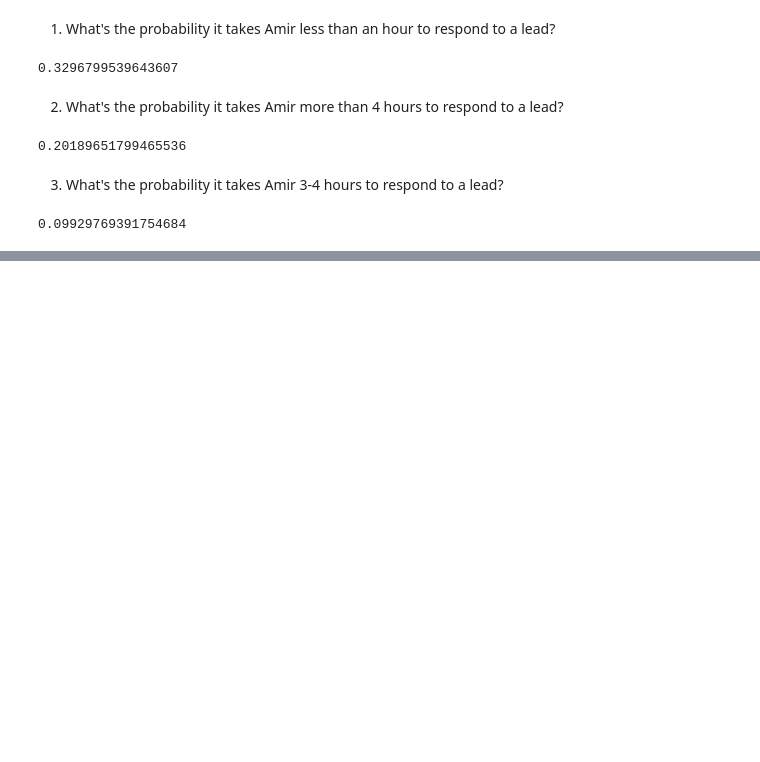
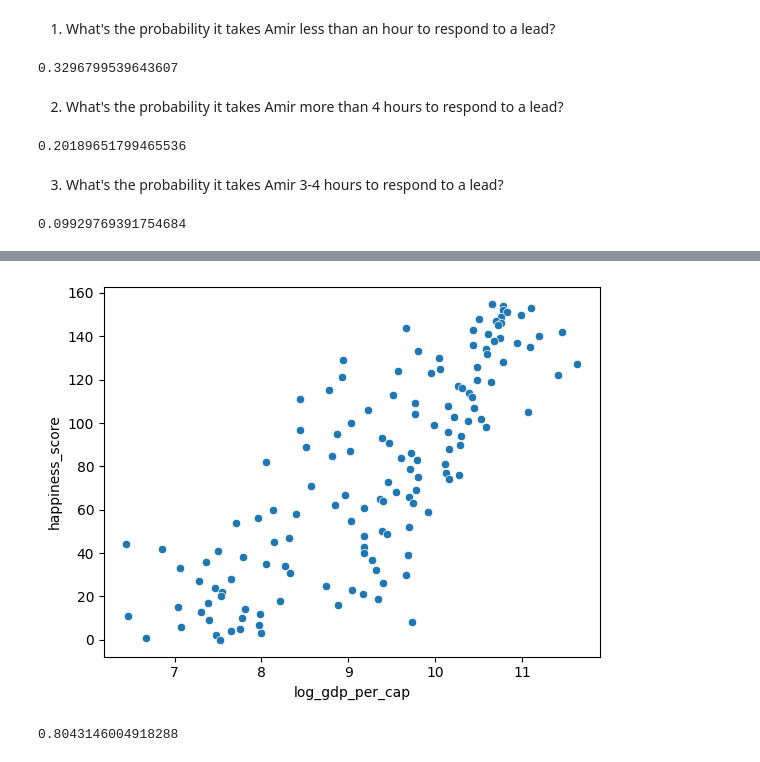
Before and after one commit to rashmishreev/the-data-repository, a Jupyter notebook: statistics-python/intro-statistics/probability.ipynb, the cells around one changed output, grey strips where cells are left out. Saved outputs shown, nothing was run; the diff lists cells and outputs as text; code cells hidden in the pictures; blank space fills up the shorter version.

```diff
--- a/statistics-python/intro-statistics/probability.ipynb
+++ b/statistics-python/intro-statistics/probability.ipynb
@@ -393,0 +458,18 @@ print(expon.cdf(4, scale=2.5) - expon.cdf(3, scale=2.5))
+# %%
+# Transforming variables
+
+import numpy as np
+
+# Create log_gdp_per_cap column
+world_happiness['log_gdp_per_cap'] = np.log(world_happiness['gdp_per_cap'])
+
+# Scatterplot of happiness_score vs. log_gdp_per_cap
+sns.scatterplot(data=world_happiness, x='log_gdp_per_cap', y='happiness_score')
+plt.show()
+
+# Calculate correlation
+cor = world_happiness['log_gdp_per_cap'].corr(world_happiness['happiness_score'])
+print(cor)
+# %% [output]
+[figure, added]
+0.8043146004918288
```
Also changed, not shown: parts of 12 cells of this notebook, 47 other files.
